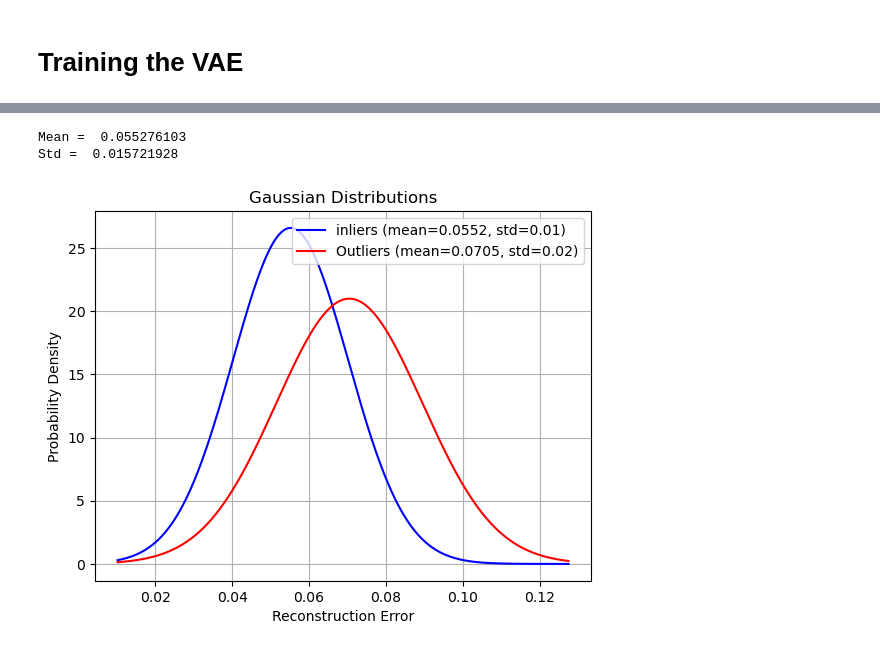
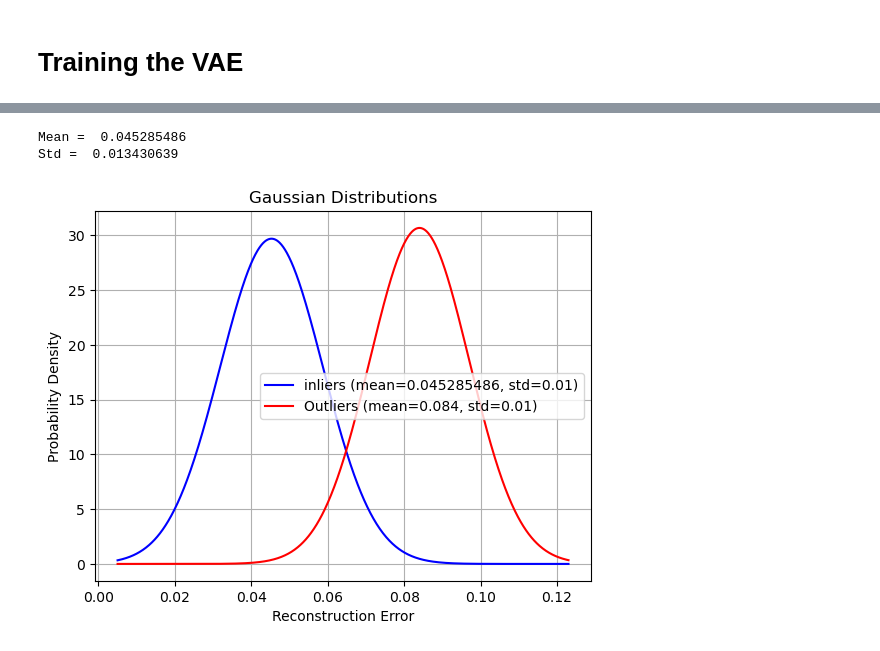
Before and after one commit to SMATousi/outlier_VAE, a Jupyter notebook: MNIST2.ipynb, the cells around one changed output, grey strips where cells are left out. Saved outputs shown, nothing was run; the diff lists cells and outputs as text; code cells hidden in the pictures.

```diff
--- a/MNIST2.ipynb
+++ b/MNIST2.ipynb
@@ -123,7 +152,7 @@ class Sampling(layers.Layer):
         return z_mean + tf.exp(0.5 * z_log_var) * epsilon
 
 
-latent_dim = 16
+latent_dim = 32
 
 encoder_inputs = keras.Input(shape=(225,))
 # x = layers.Conv2D(32, 3, activation="relu", strides=2, padding="same")(encoder_inputs)
@@ -186,7 +215,7 @@ class VAE(keras.Model):
 #
             kl_loss = -0.5 * (1 + z_log_var - tf.square(z_mean) - tf.exp(z_log_var))
 #             kl_loss = tf.reduce_mean(tf.reduce_sum(kl_loss, axis=1))
-            total_loss = reconstruction_loss +  0.1 * kl_loss
+            total_loss = reconstruction_loss +  0.2 * kl_loss
         grads = tape.gradient(total_loss, self.trainable_weights)
         self.optimizer.apply_gradients(zip(grads, self.trainable_weights))
         self.total_loss_tracker.update_state(total_loss)
@@ -230,7 +259,7 @@ for i in range(combined_labels.shape[0]):
 
     if combined_labels[i] == 0:
 
-        sample = normalized_images[i,:].reshape([1,784])
+        sample = normalized_images[i,:].reshape([1,225])
 
         z_mean, z_log_var, z = vae.encoder(sample)
         reconstruction = vae.decoder(z)
@@ -241,17 +270,17 @@ for i in range(combined_labels.shape[0]):
 print("Mean = ", np.mean(np.array(out_rec)))
 print("Std = ", np.std(np.array(out_rec)))
 # %% [output]
-Mean =  0.055276103
-Std =  0.015721928
+Mean =  0.045285486
+Std =  0.013430639
 # %%
 import numpy as np
 import matplotlib.pyplot as plt
 
 # Example usage:
-mean1 = 0.0552
-std1 = 0.015
-mean2 = 0.0705
-std2 = 0.019
+mean1 = 0.045285486
+std1 = 0.013430639
+mean2 = 0.084
+std2 = 0.013
 
 def gaussian(x, mean, std):
     """
@@ -271,34 +300,34 @@ def gaussian(x, mean, std):
 def plot_gaussian(mean1, std1, mean2, std2):
     """
     Plot two Gaussian distributions with given means and standard deviations.
 
     Parameters:
         mean1 (float): Mean of the first Gaussian distribution.
         std1 (float): Standard deviation of the first Gaussian distribution.
         mean2 (float): Mean of the second Gaussian distribution.
         std2 (float): Standard deviation of the second Gaussian distribution.
 
     Returns:
         None
     """
     x = np.linspace(min(mean1 - 3 * std1, mean2 - 3 * std2), max(mean1 + 3 * std1, mean2 + 3 * std2), 1000)
     gaussian1 = gaussian(x, mean1, std1)
     gaussian2 = gaussian(x, mean2, std2)
 
     plt.plot(x, gaussian1, label=f"inliers (mean={mean1}, std={std1:.2f})", color='blue')
     plt.plot(x, gaussian2, label=f"Outliers (mean={mean2}, std={std2:.2f})", color='red')
     plt.xlabel('Reconstruction Error')
     plt.ylabel('Probability Density')
     plt.title('Gaussian Distributions')
     plt.legend()
     plt.grid(True)
     plt.show()
 
 
 
 plot_gaussian(mean1, std1, mean2, std2)
 # %% [output]
-[figure, old version]
+[figure, new version]
 # %%
 num_reconstructed_images = 10
 
```
Also changed, not shown: parts of 13 cells of this notebook, 2 other files.
